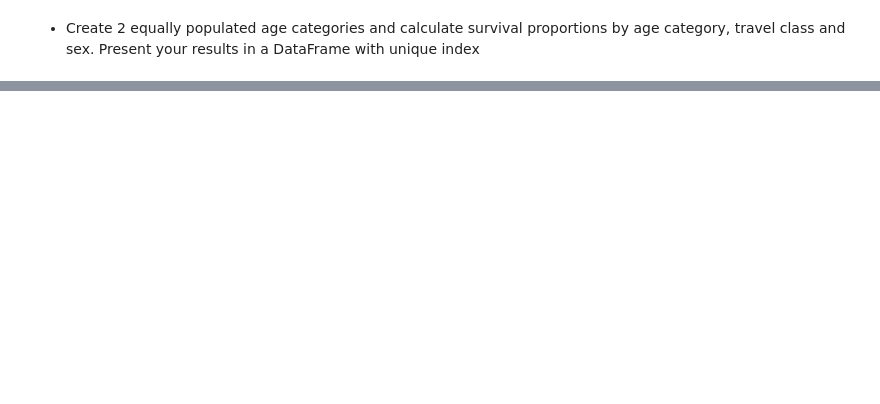
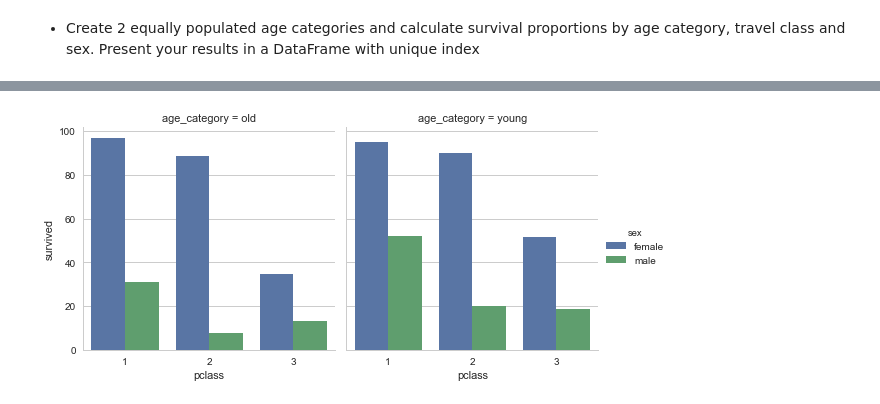
Before and after one commit to mathildemrt/ada, a Jupyter notebook: 01 - Pandas and Data Wrangling/Homework 1.ipynb, the cells around one changed output, grey strips where cells are left out. Saved outputs shown, nothing was run; the diff lists cells and outputs as text; code cells hidden in the pictures; blank space fills up the shorter version.

```diff
--- a/01 - Pandas and Data Wrangling/Homework 1.ipynb
+++ b/01 - Pandas and Data Wrangling/Homework 1.ipynb
@@ -487,0 +398,4 @@ plt.show()
+# %%
+survivor_by_travel_and_sex_and_age = passengers[['pclass','age_category','sex','survived']].groupby(['pclass','age_category','sex']).mean().reset_index()
+survivor_by_travel_and_sex_and_age['survived'] = survivor_by_travel_and_sex_and_age['survived']*100
+survivor_by_travel_and_sex_and_age
@@ -487,0 +416,4 @@ plt.show()
+# %%
+sns.factorplot(x="pclass", y="survived", hue="sex",col="age_category",kind='bar', data=survivor_by_travel_and_sex_and_age);
+# %% [output]
+[figure, added]
```
Also changed, not shown: parts of 18 cells of this notebook.
